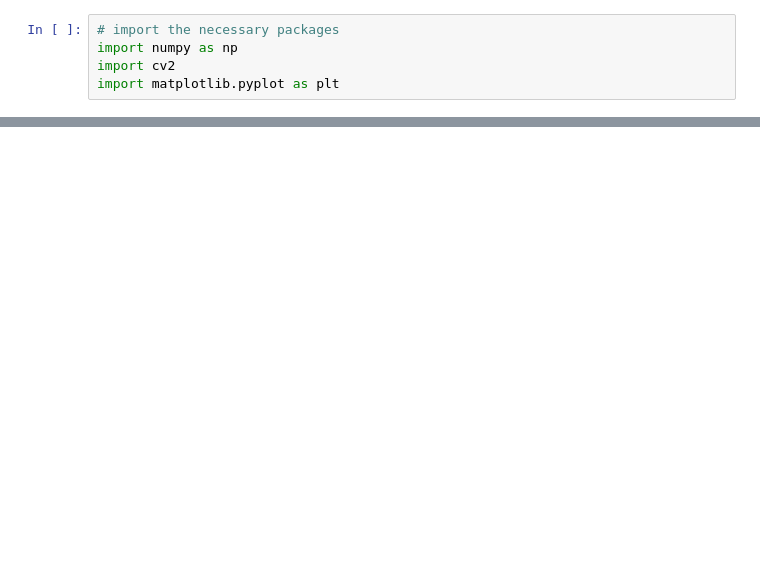
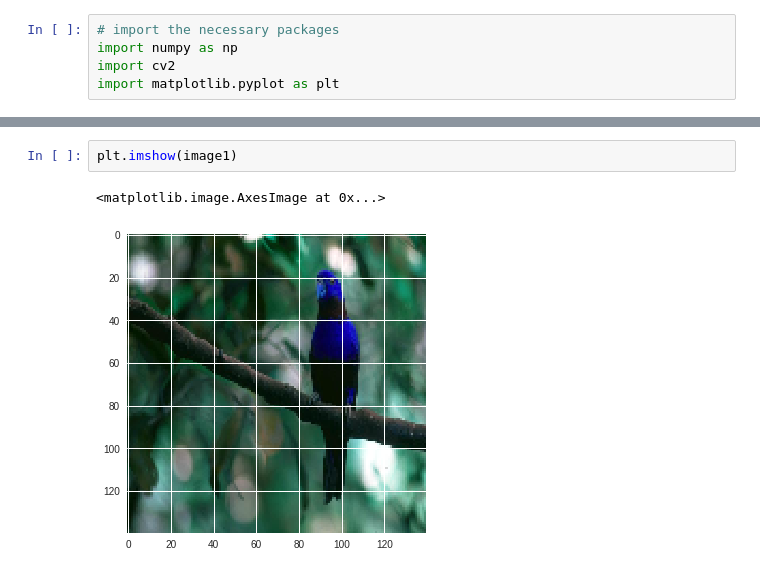
Before and after one commit to agnessheila/images, a Jupyter notebook: Untitled1.ipynb, the cells around one changed output, grey strips where cells are left out. Cells and saved outputs as stored; diff of their text form; blank space fills up the shorter version.

```diff
--- a/Untitled1.ipynb
+++ b/Untitled1.ipynb
@@ -52,0 +74,5 @@ NameError: ignored
+# %%
+plt.imshow(image1)
+# %% [output]
+<matplotlib.image.AxesImage at 0x...>
+[figure, added]
```
Also changed, not shown: parts of 5 cells of this notebook.
